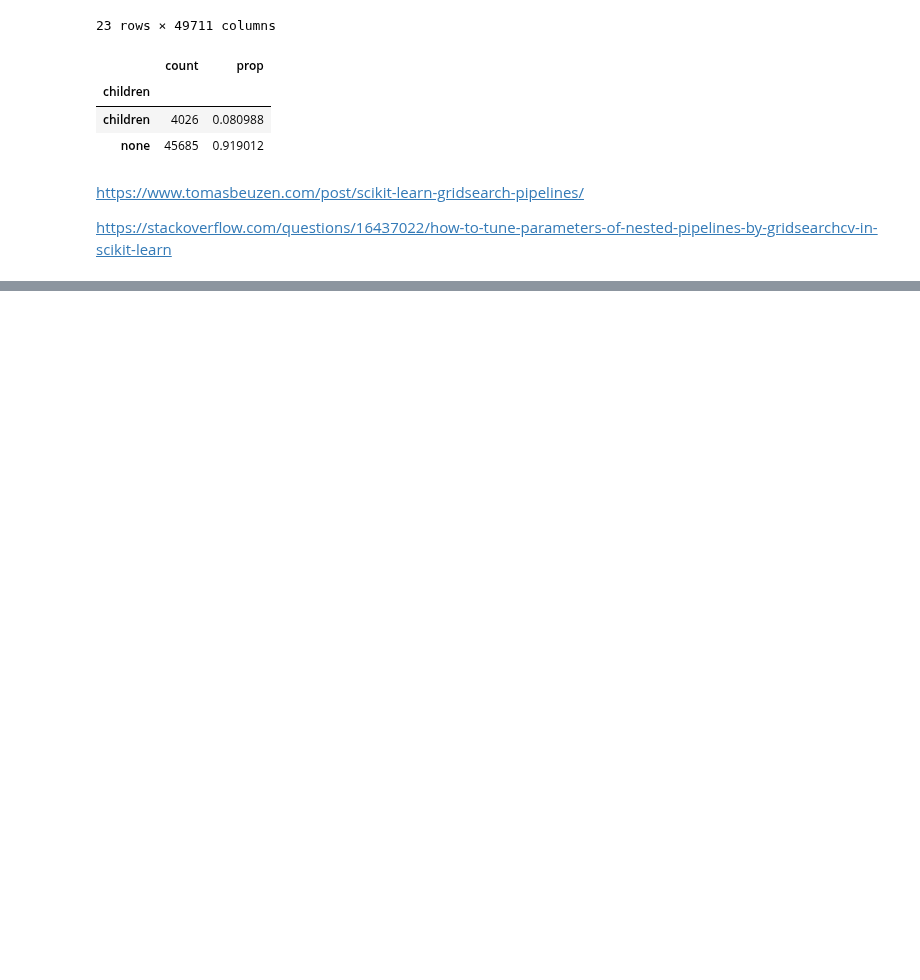
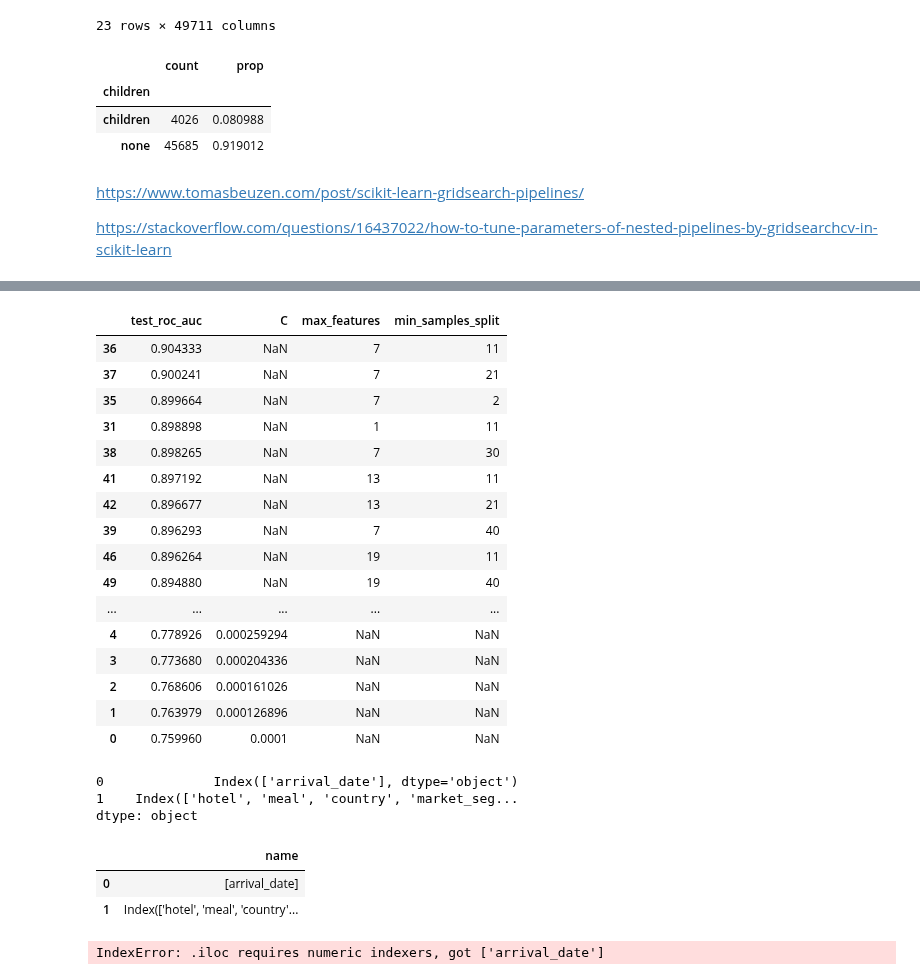
Before and after one commit to tmastny/sageprocess, a Jupyter notebook: vignettes/sklearn-tidymodels-example2.ipynb, the cells around one changed output, grey strips where cells are left out. Saved outputs shown, nothing was run; the diff lists cells and outputs as text; code cells hidden in the pictures; blank space fills up the shorter version.

```diff
--- a/vignettes/sklearn-tidymodels-example2.ipynb
+++ b/vignettes/sklearn-tidymodels-example2.ipynb
@@ -164,0 +178,31 @@ model_results = model_tuner.fit(X_train, y_train)
+# %%
+cv_results = pd.DataFrame(model_results.cv_results_)
+renamed = {
+    'mean_test_roc_auc': 'test_roc_auc',
+    "param_classifier__C": "C",
+    "param_classifier__max_features": "max_features",
+    "param_classifier__min_samples_split": "min_samples_split"
+}
+
+cv_results \
+    .rename(columns=renamed) \
+    [list(renamed.values())] \
+    .sort_values('test_roc_auc', ascending=False)
+# %% [output]
+|  | test_roc_auc | C | max_features | min_samples_split |
+| 36 | 0.904333 | NaN | 7 | 11 |
+| 37 | 0.900241 | NaN | 7 | 21 |
+| 35 | 0.899664 | NaN | 7 | 2 |
+| 31 | 0.898898 | NaN | 1 | 11 |
+| 38 | 0.898265 | NaN | 7 | 30 |
+| 41 | 0.897192 | NaN | 13 | 11 |
+| 42 | 0.896677 | NaN | 13 | 21 |
+| 39 | 0.896293 | NaN | 7 | 40 |
+| 46 | 0.896264 | NaN | 19 | 11 |
+| 49 | 0.894880 | NaN | 19 | 40 |
+| ... | ... | ... | ... | ... |
+| 4 | 0.778926 | 0.000259294 | NaN | NaN |
+| 3 | 0.773680 | 0.000204336 | NaN | NaN |
+| 2 | 0.768606 | 0.000161026 | NaN | NaN |
+| 1 | 0.763979 | 0.000126896 | NaN | NaN |
+| 0 | 0.759960 | 0.0001 | NaN | NaN |
@@ -164,0 +213,21 @@ model_results = model_tuner.fit(X_train, y_train)
+# %%
+pd.DataFrame({'name':[transform[2] for transform in transformers]}) \
+    .head(2) \
+    .apply(lambda x: features[x['name']].columns, axis=1)
+# %% [output]
+0              Index(['arrival_date'], dtype='object')
+1    Index(['hotel', 'meal', 'country', 'market_seg...
+dtype: object
+# %%
+pd.DataFrame({'name':[transform[2] for transform in transformers]}) \
+    .head(2) \
+    .apply(lambda x: x if type(x['name'][0]) is str else features.iloc[:, x['name']].columns, axis=1)
+# %% [output]
+|  | name |
+| 0 | [arrival_date] |
+| 1 | Index(['hotel', 'meal', 'country'... |
+# %%
+pd.DataFrame({'name':[transform[2] for transform in transformers]}) \
+    .apply(lambda x: x if type(x[0]) is str else features.iloc[:, x['name']].columns, axis=1)
+# %% [output]
+IndexError: .iloc requires numeric indexers, got ['arrival_date']
```
Also changed, not shown: parts of 10 cells of this notebook.
